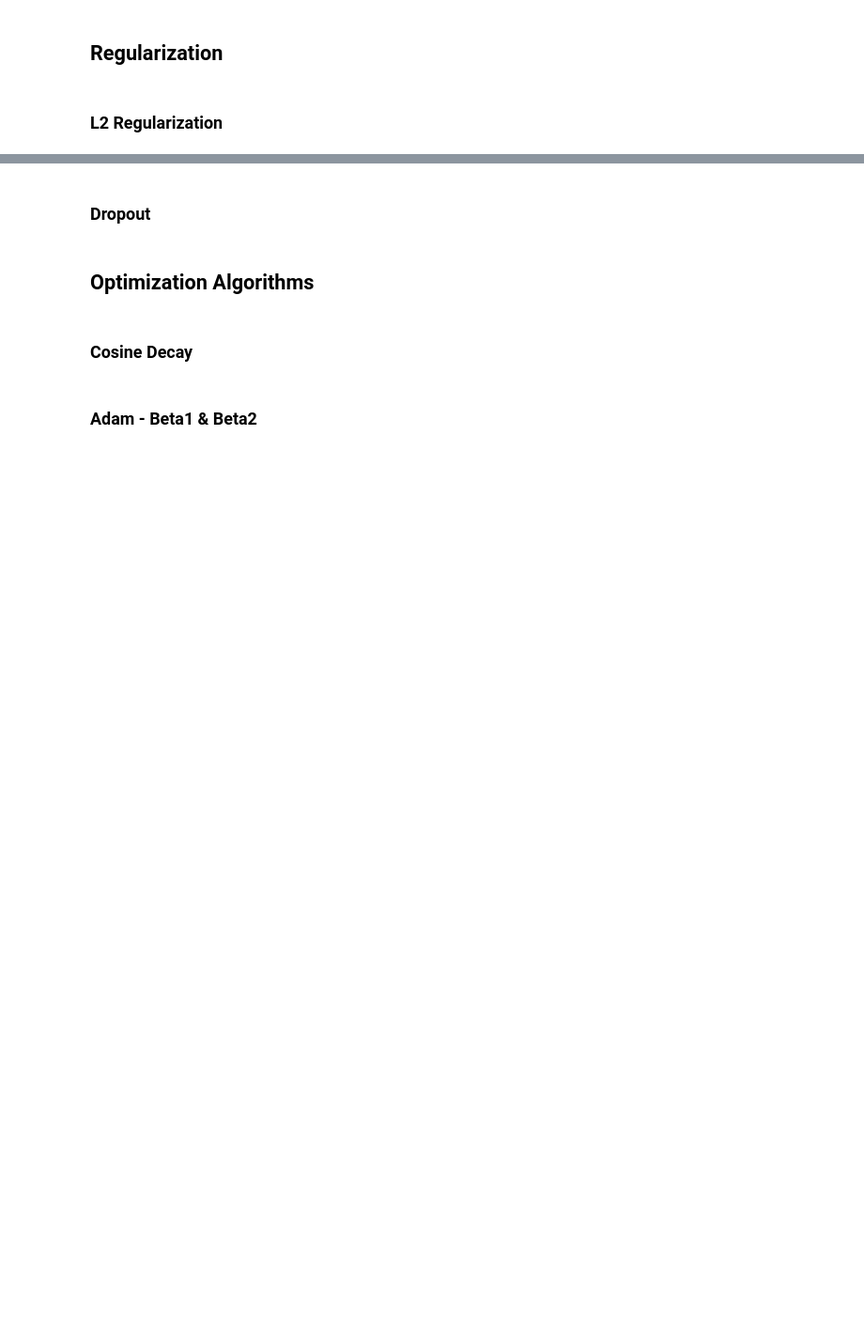
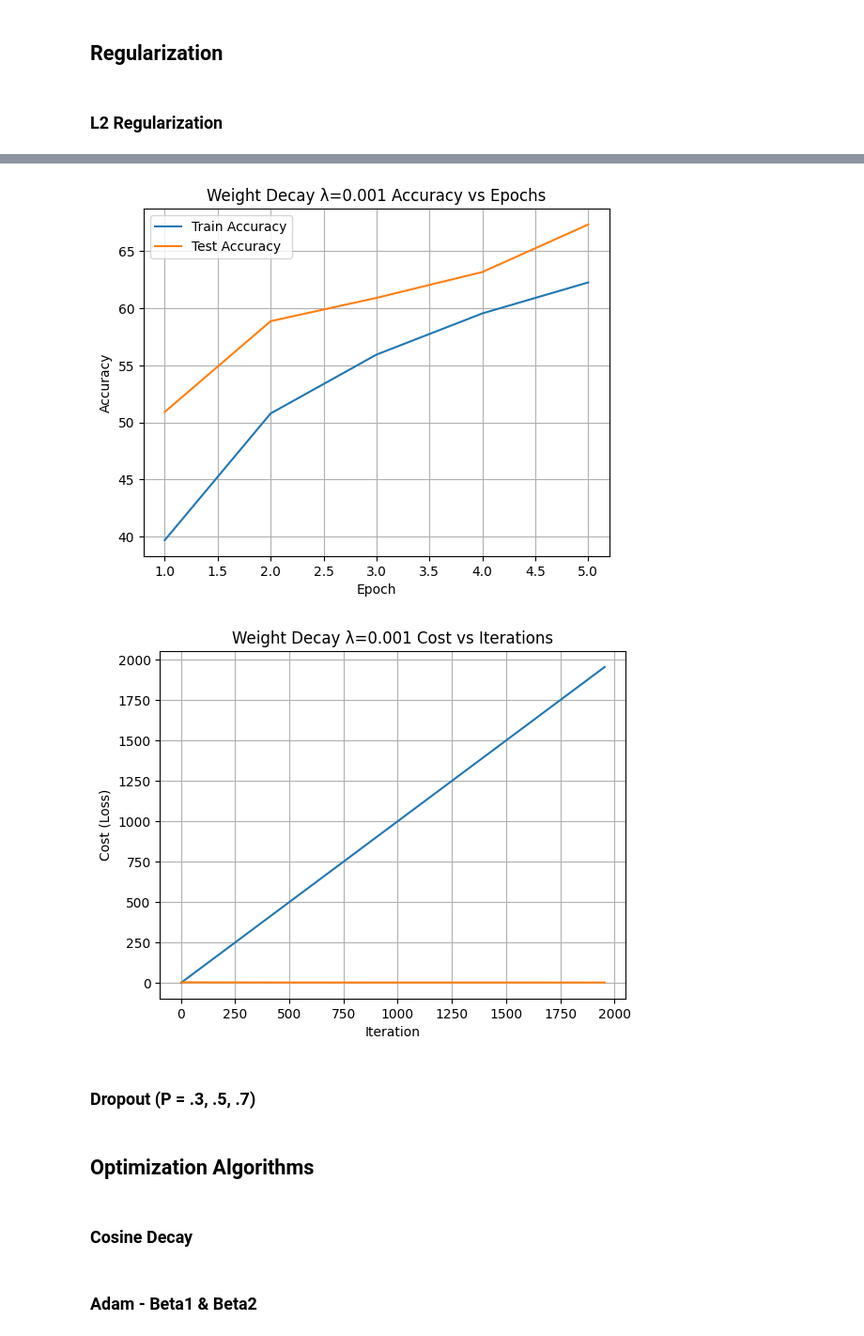
Before and after one commit to AlexMerlo1/CIFAR-10-Image-Classifier, a Jupyter notebook: Image_Classification.ipynb, the cells around one changed output, grey strips where cells are left out. Shown at 94% size. Cells and saved outputs as stored; diff of their text form; code cells hidden in the pictures; blank space fills up the shorter version.

```diff
--- a/Image_Classification.ipynb
+++ b/Image_Classification.ipynb
@@ -185,3 +192,31 @@ print(f"Base Model Stats: \nTrain Accuracy (Per Epoch): {base_train_accs}\nTest
 ## Regularization
 # %% [markdown]
 ### L2 Regularization
+# %%
+test_lambdas = [0, 1e-5, 1e-4, 5e-4, 1e-3]
+models = {}
+for i in range(len(test_lambdas)):
+  lam = test_lambdas[i]
+  model, train_accs, test_accs, train_costs = train_model(
+      model=Model(),
+      train_loader=train_loader,
+      test_loader=test_loader,
+      device=device,
+      epochs=5,
+      lr=0.01,
+      optimizer_type="sgd",
+      weight_decay=lam
+  )
+  models[lam] = {
+      "model": model,
+      "train_accs": train_accs,
+      "test_accs": test_accs,
+      "train_costs": train_costs
+  }
+plot_metrics(
+    train_accs=train_accs,
+    test_accs=test_accs,
+    costs=train_costs,
+    title_prefix=f"Weight Decay λ={lam}"
+)
+# %% [output]
@@ -188,2 +240,4 @@ print(f"Base Model Stats: \nTrain Accuracy (Per Epoch): {base_train_accs}\nTest
+[figure, added]
+[figure, added]
 # %% [markdown]
-### Dropout
+### Dropout (P = .3, .5, .7)
```
Also changed, not shown: parts of 12 cells of this notebook, 2 other files.
